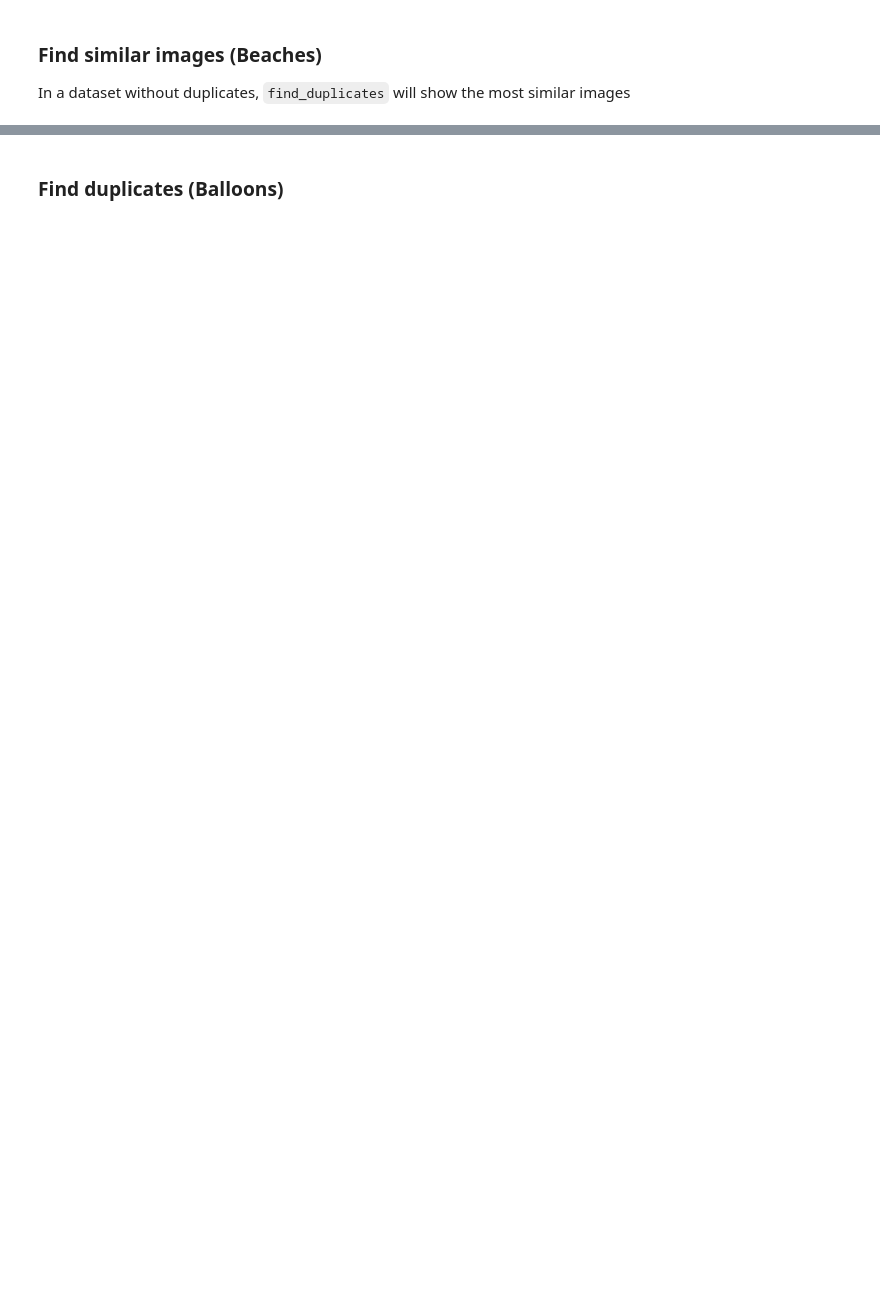
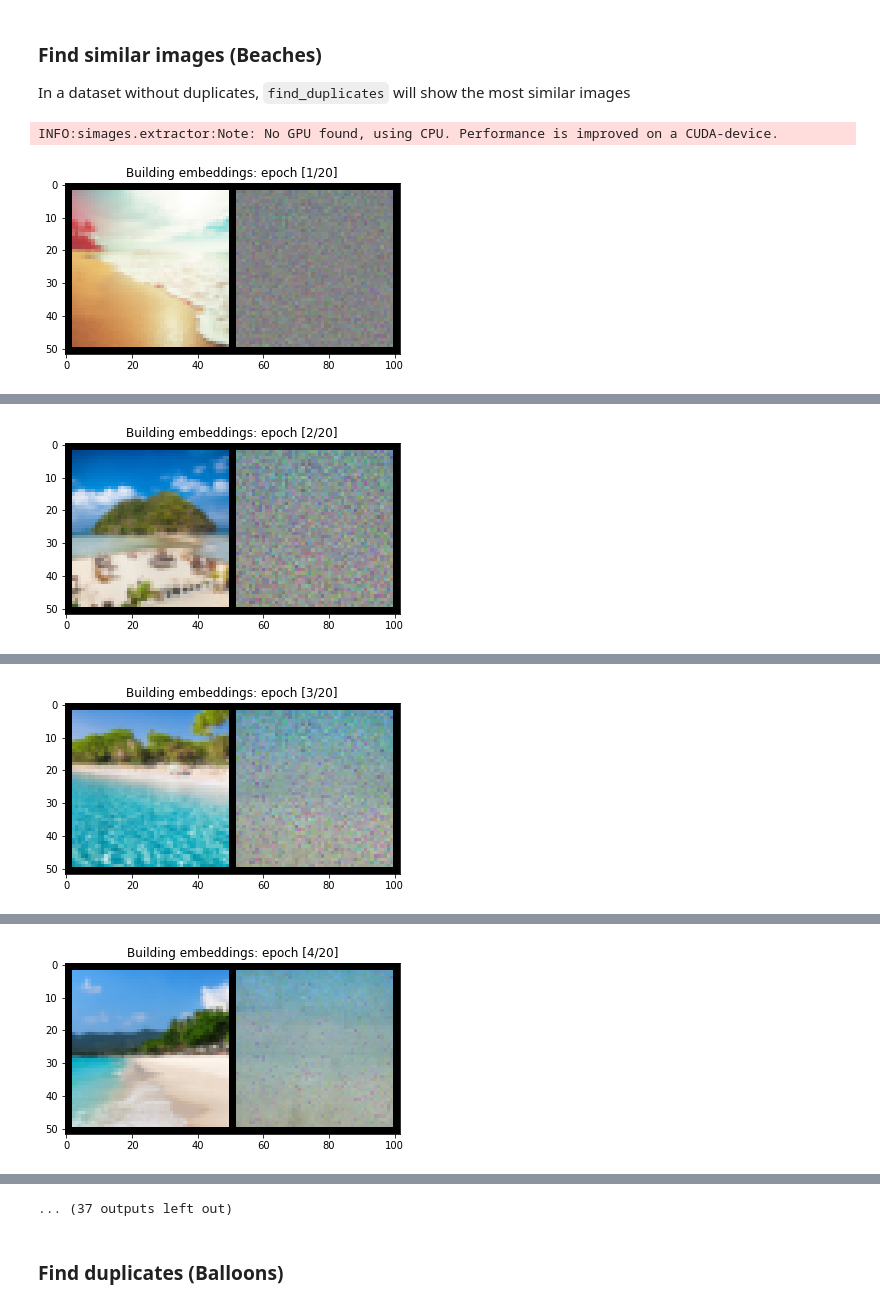
Before and after one commit to JustinShenk/simages, a Jupyter notebook: demo.ipynb, the cells around one changed output, grey strips where cells are left out. Cells and saved outputs as stored; diff of their text form; code cells hidden in the pictures; blank space fills up the shorter version.

```diff
--- a/demo.ipynb
+++ b/demo.ipynb
@@ -77,4 +78,7 @@ Completed Image ====> 76.beaches-europe--Zlatni-rat-croatia-GettyImages-53745321
 ### Find similar images (Beaches)
 In a dataset without duplicates, `find_duplicates` will show the most similar images
 # %%
-pairs, distances = find_duplicates("downloads/Beaches", num_epochs=20, z=2, show=True, show_path=True, show_train=True)
+find_duplicates("downloads/Beaches", num_epochs=20, z=2, show=True, show_path=True, show_train=True)
+# %% [output]
+INFO:simages.extractor:Note: No GPU found, using CPU. Performance is improved on a CUDA-device.
+[figure, added]
@@ -80,0 +86 @@ pairs, distances = find_duplicates("downloads/Beaches", num_epochs=20, z=2, show
+[figure, added]
@@ -80,0 +88 @@ pairs, distances = find_duplicates("downloads/Beaches", num_epochs=20, z=2, show
+[figure, added]
@@ -80,0 +90 @@ pairs, distances = find_duplicates("downloads/Beaches", num_epochs=20, z=2, show
+[figure, added]
@@ -81,3 +95,4 @@ pairs, distances = find_duplicates("downloads/Beaches", num_epochs=20, z=2, show
+... (37 outputs left out)
 # %% [markdown]
 <a id='balloons'></a>
 ### Find duplicates (Balloons)
```
Also changed, not shown: parts of 6 cells of this notebook, 1 other file.
